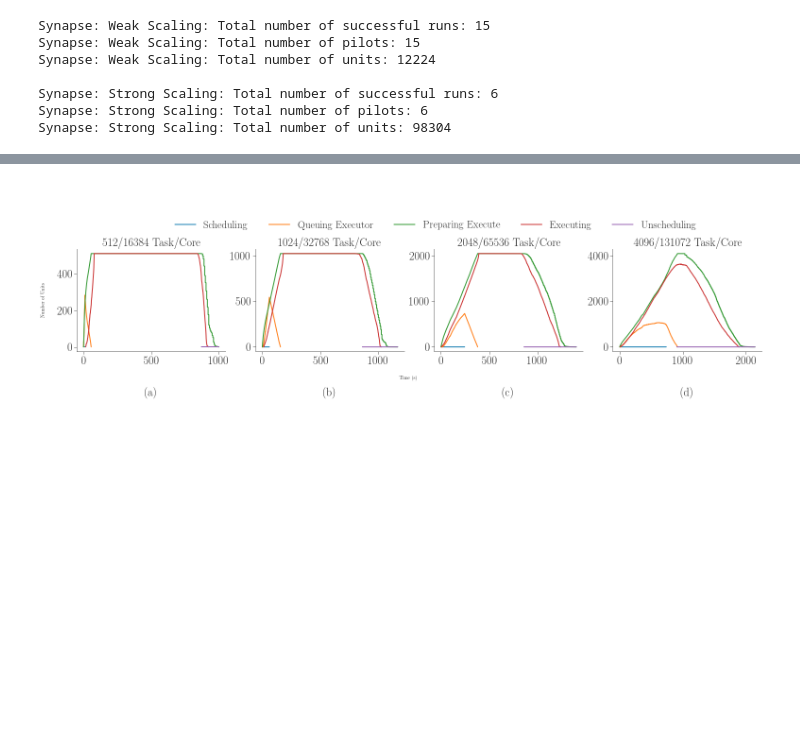
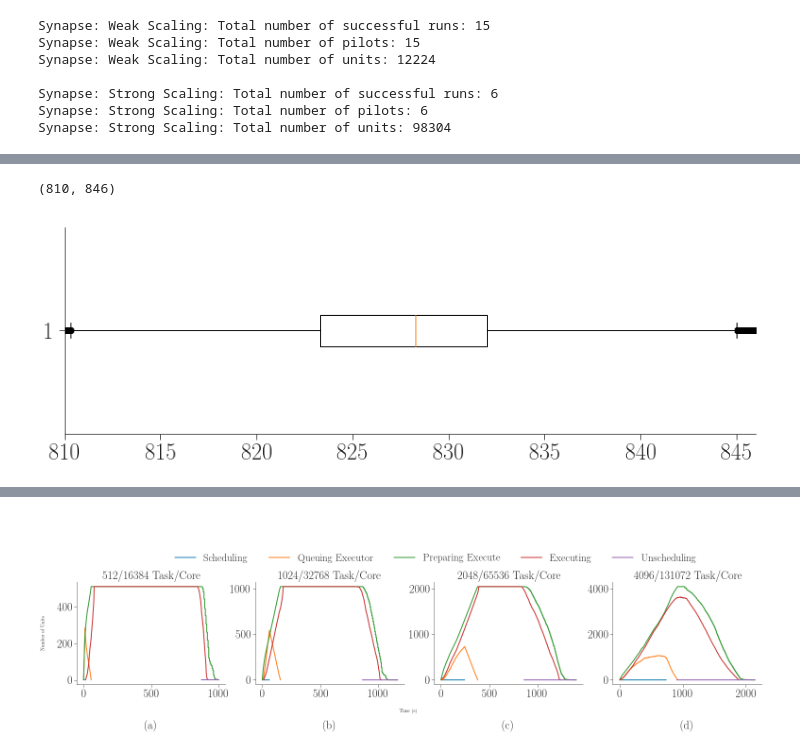
Before and after one commit to radical-experiments/rp.paper, a Jupyter notebook: analysis/rp_paper_plots.ipynb, the cells around one changed output, grey strips where cells are left out. Cells and saved outputs as stored; diff of their text form; code cells hidden in the pictures; blank space fills up the shorter version.

```diff
--- a/analysis/rp_paper_plots.ipynb
+++ b/analysis/rp_paper_plots.ipynb
@@ -85,0 +172,19 @@ ssc
+# %%
+fig, ax = fig_setup(figsize=(13,4))
+
+mean = float(sum(data['exec-app']))/len(data['exec-app'])
+
+# ax.hist(data['exec-app'], alpha=0.5, bins=100)#, histtype='step')
+ax.boxplot(data['exec-app'], vert=False)
+# ax.axvline(x=mean, color='black', linestyle='dashed')
+
+# ax.set_xlabel('Runtime (s)')
+# ax.set_ylabel('Number of Tasks')
+# ax.legend(['Mean $T_x$ (%ss)' %  round(mean, 2), '$T_x$'])
+
+ax.set_xlim(810,846)
+
+#plt.savefig('10_unit_durations_app.png')
+# %% [output]
+(810, 846)
+[figure, added]
```
Also changed, not shown: parts of 4 cells of this notebook, 10 other files.
